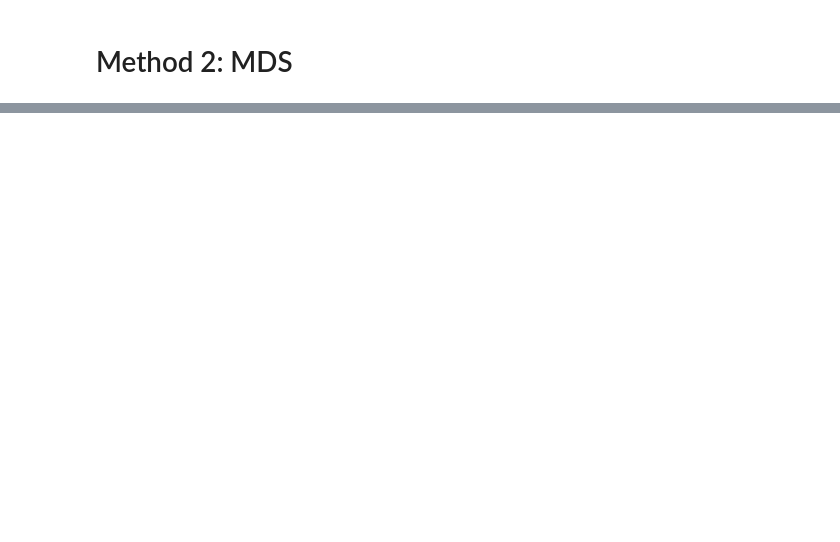
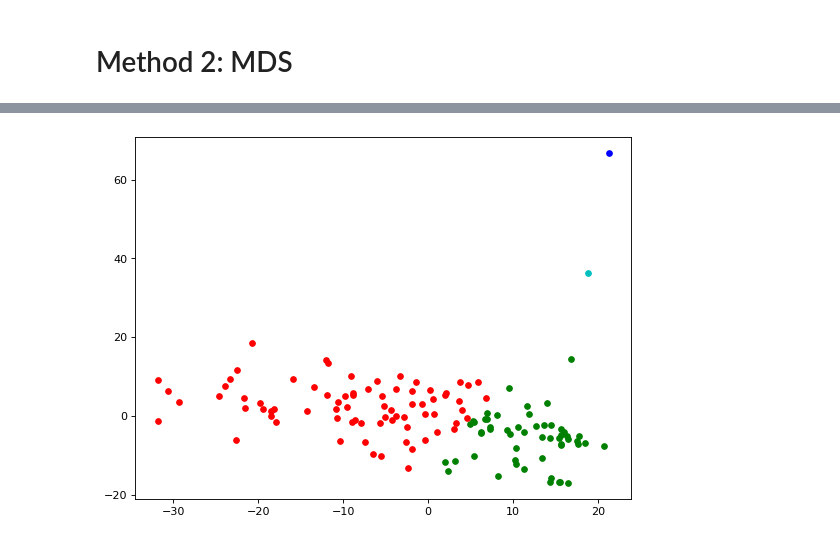
Before and after one commit to ThomasBrue/second-assignment-data-science, a Jupyter notebook: censusIncome.ipynb, the cells around one changed output, grey strips where cells are left out. Cells and saved outputs as stored; diff of their text form; code cells hidden in the pictures; blank space fills up the shorter version.

```diff
--- a/censusIncome.ipynb
+++ b/censusIncome.ipynb
@@ -209,0 +248,32 @@ plt.show()
+# %%
+import numpy as np
+from sklearn.cluster import MeanShift
+import matplotlib.pyplot as plt
+from sklearn.cluster import estimate_bandwidth
+from matplotlib.pyplot import figure
+
+figure(figsize=(8, 6), dpi=80)
+
+X = np.array(a)
+X = mds.fit_transform(X)
+
+bandwidth = estimate_bandwidth(X, quantile=0.2, n_samples=500)
+
+ms = MeanShift(bandwidth=bandwidth, bin_seeding=True)
+ms.fit(X)
+
+labels = ms.labels_
+cluster_centers = ms.cluster_centers_
+n_clusters_ = len(np.unique(labels))
+
+colors = 10 * ['r.', 'g.', 'b.', 'c.', 'k.', 'y.', 'm.']
+
+for i in range(len(X)):
+    plt.plot(X[i][0], X[i][1], colors[labels[i]], markersize=10)
+
+plt.scatter(cluster_centers[:, 0], cluster_centers[:, 1],
+            marker='' , s=150, linewidths=5, zorder=10),
+
+plt.show()
+# %% [output]
+[figure, added]
```
Also changed, not shown: parts of 5 cells of this notebook.
